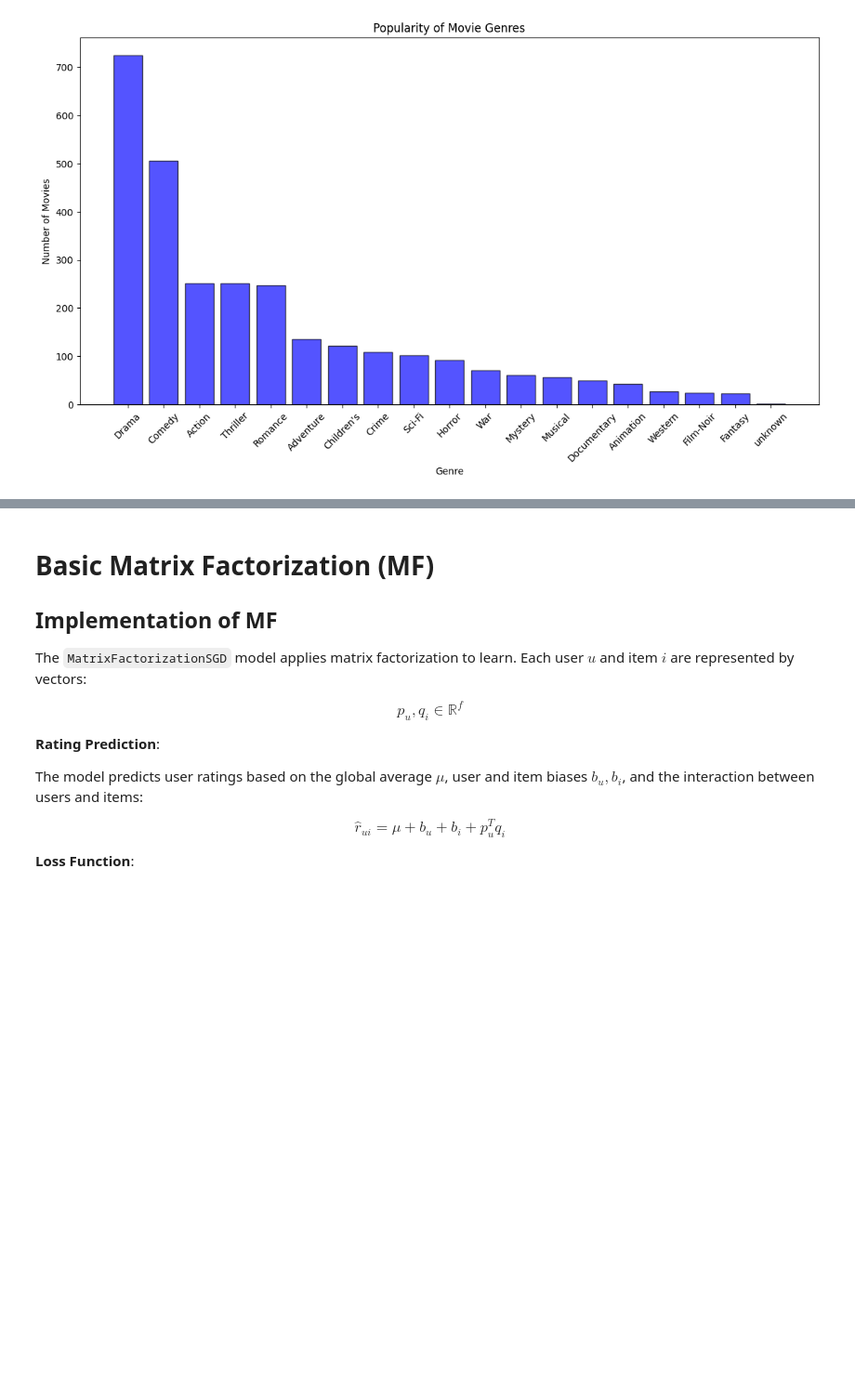
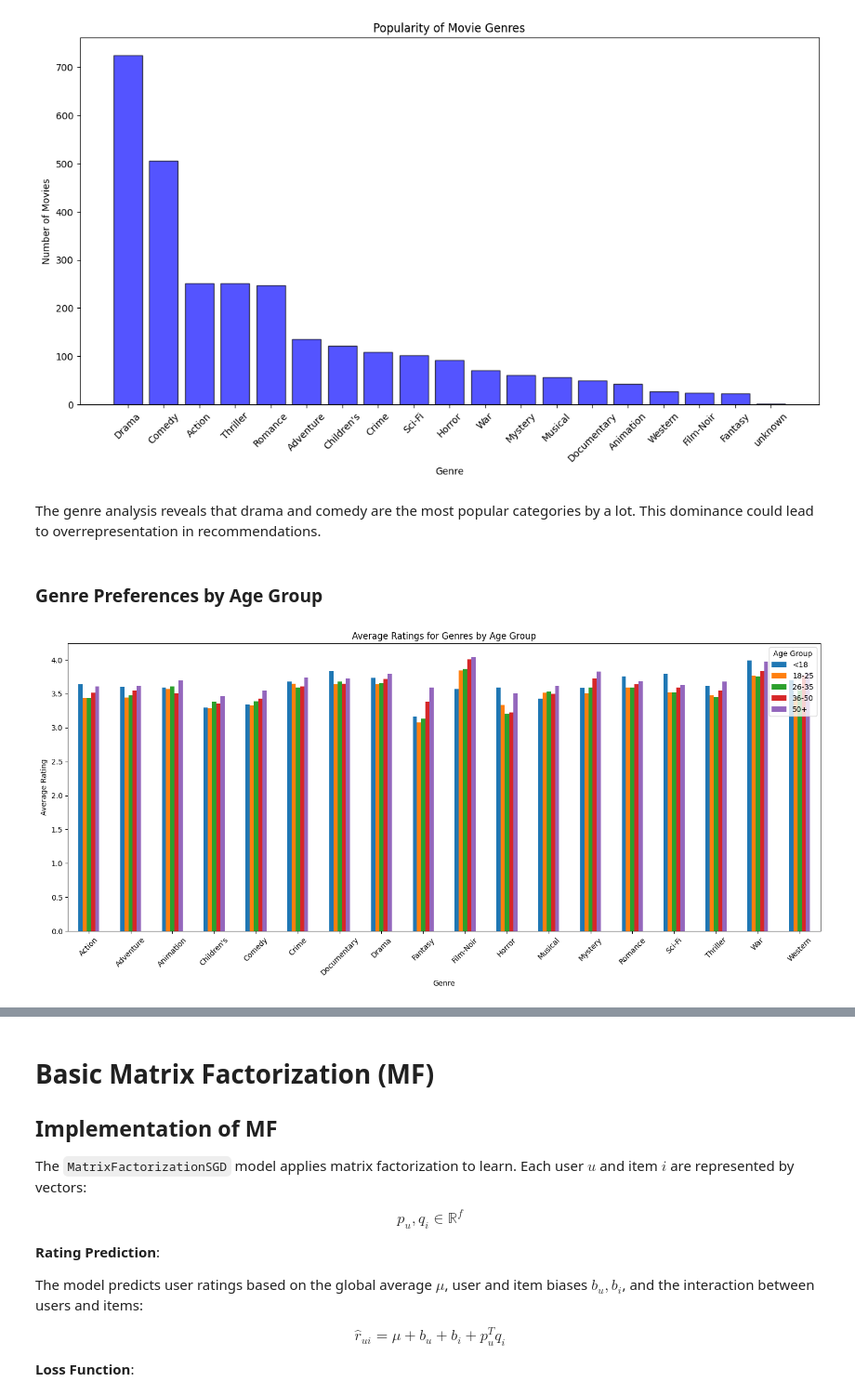
Before and after one commit to moOritzl/bachelorpraktikum-applied-machine-learning, a Jupyter notebook: Week_08/Recommender_Systems_Matrix_Factorization.ipynb, the cells around one changed output, grey strips where cells are left out. Shown at 93% size. Cells and saved outputs as stored; diff of their text form; code cells hidden in the pictures; blank space fills up the shorter version.

```diff
--- a/Week_08/Recommender_Systems_Matrix_Factorization.ipynb
+++ b/Week_08/Recommender_Systems_Matrix_Factorization.ipynb
@@ -234,3 +255,36 @@ plt.xticks(rotation=45)
 plt.show()
 # %% [output]
 [figure]
+# %% [markdown]
+The genre analysis reveals that drama and comedy are the most popular categories by a lot. This dominance could lead to overrepresentation in recommendations.
+# %% [markdown]
+### Genre Preferences by Age Group
+# %%
+merged_df = pd.merge(pd.merge(ratings_df, users_df, on='user_id'), movies_df, on='movie_id')
+
+merged_df['age_group'] = pd.cut(merged_df['age'], bins=[0, 18, 25, 35, 50, 100],
+                                labels=['<18', '18-25', '26-35', '36-50', '50+'])
+
+genre_columns = ['Action', 'Adventure', 'Animation', "Children's", 'Comedy', 'Crime', 'Documentary',
+                 'Drama', 'Fantasy', 'Film-Noir', 'Horror', 'Musical', 'Mystery', 'Romance', 'Sci-Fi',
+                 'Thriller', 'War', 'Western']
+
+genre_age_ratings = {}
+for genre in genre_columns:
+    genre_age_ratings[genre] = merged_df.groupby('age_group', group_keys=False, observed=False).apply(
+        lambda x: (x['rating'] * x[genre]).sum() / x[genre].sum() if x[genre].sum() > 0 else 0,
+        include_groups=False
+    )
+
+genre_age_ratings = pd.DataFrame(genre_age_ratings)
+
+genre_age_ratings.T.plot(kind='bar', figsize=(15, 7))
+plt.title('Average Ratings for Genres by Age Group')
+plt.xlabel('Genre')
+plt.ylabel('Average Rating')
+plt.xticks(rotation=45)
+plt.legend(title='Age Group')
+plt.tight_layout()
+plt.show()
+# %% [output]
+[figure, added]
```
Also changed, not shown: parts of 26 cells of this notebook.
